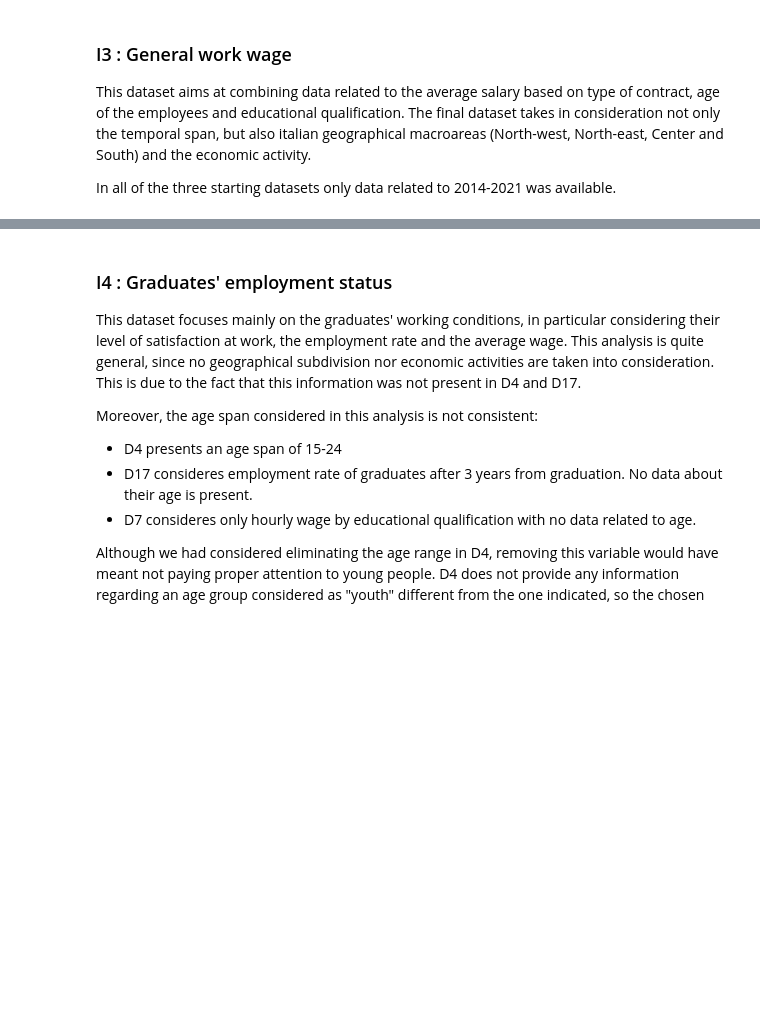
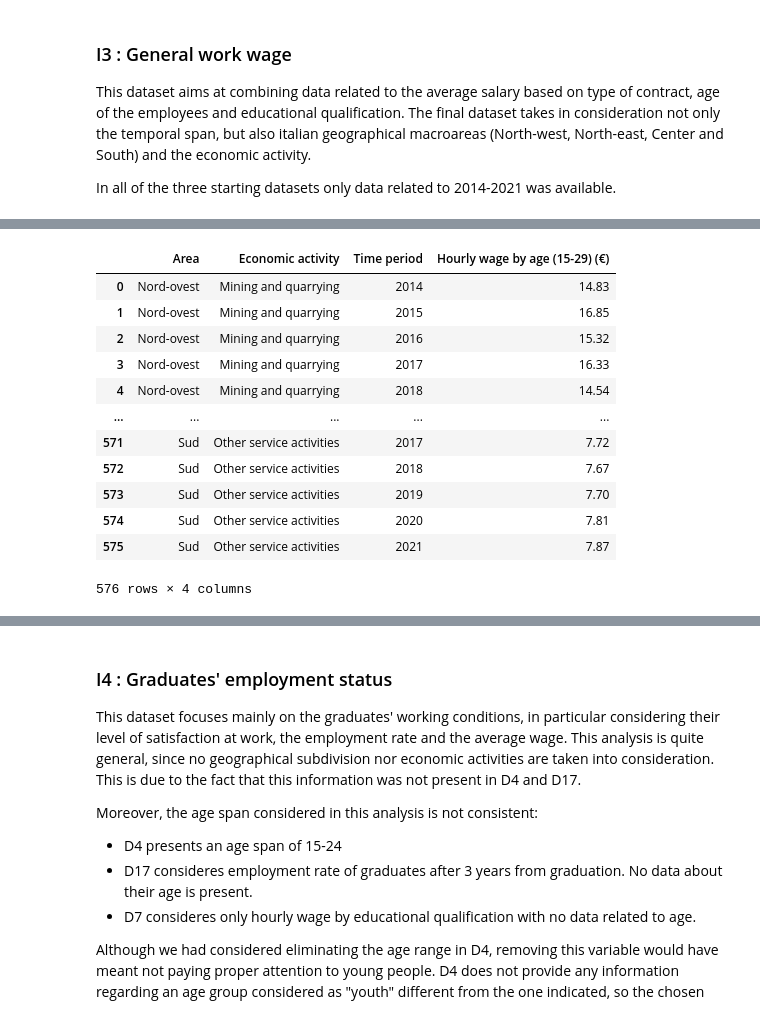
Before and after one commit to giorgiacrosilla/cif, a Jupyter notebook: datasets/intermediate_datasets.ipynb, the cells around one changed output, grey strips where cells are left out. Drawn from its saved outputs; the diff is of its cells as text; code cells hidden in the pictures; blank space fills up the shorter version.

```diff
--- a/datasets/intermediate_datasets.ipynb
+++ b/datasets/intermediate_datasets.ipynb
@@ -258,0 +202,26 @@ educationalq
+# %%
+wageage = pd.read_csv("../datasets/cleaned_csv/D6.csv", encoding="utf-8")
+for idx, i in wageage.iterrows():
+    if i.iloc[1].startswith('TOTAL'):
+        wageage = wageage.drop(idx)
+
+for idx, i in wageage.iterrows():
+    if i.iloc[0] == "Italy":
+        wageage = wageage.drop(idx)
+
+
+wageage
+# %% [output]
+|  | Area | Economic activity | Time period | Hourly wage by age (15-29) (€) |
+| 0 | Nord-ovest | Mining and quarrying | 2014 | 14.83 |
+| 1 | Nord-ovest | Mining and quarrying | 2015 | 16.85 |
+| 2 | Nord-ovest | Mining and quarrying | 2016 | 15.32 |
+| 3 | Nord-ovest | Mining and quarrying | 2017 | 16.33 |
+| 4 | Nord-ovest | Mining and quarrying | 2018 | 14.54 |
+| ... | ... | ... | ... | ... |
+| 571 | Sud | Other service activities | 2017 | 7.72 |
+| 572 | Sud | Other service activities | 2018 | 7.67 |
+| 573 | Sud | Other service activities | 2019 | 7.70 |
+| 574 | Sud | Other service activities | 2020 | 7.81 |
+| 575 | Sud | Other service activities | 2021 | 7.87 |
+576 rows × 4 columns
```
Also changed, not shown: parts of 9 cells of this notebook.
